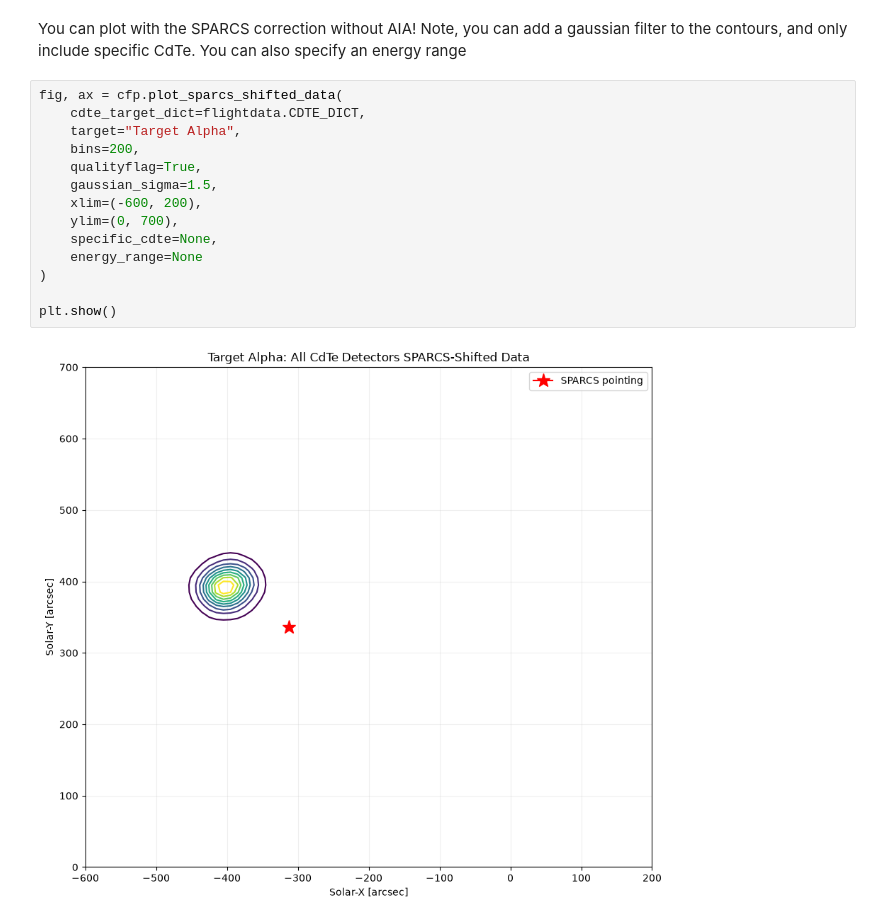
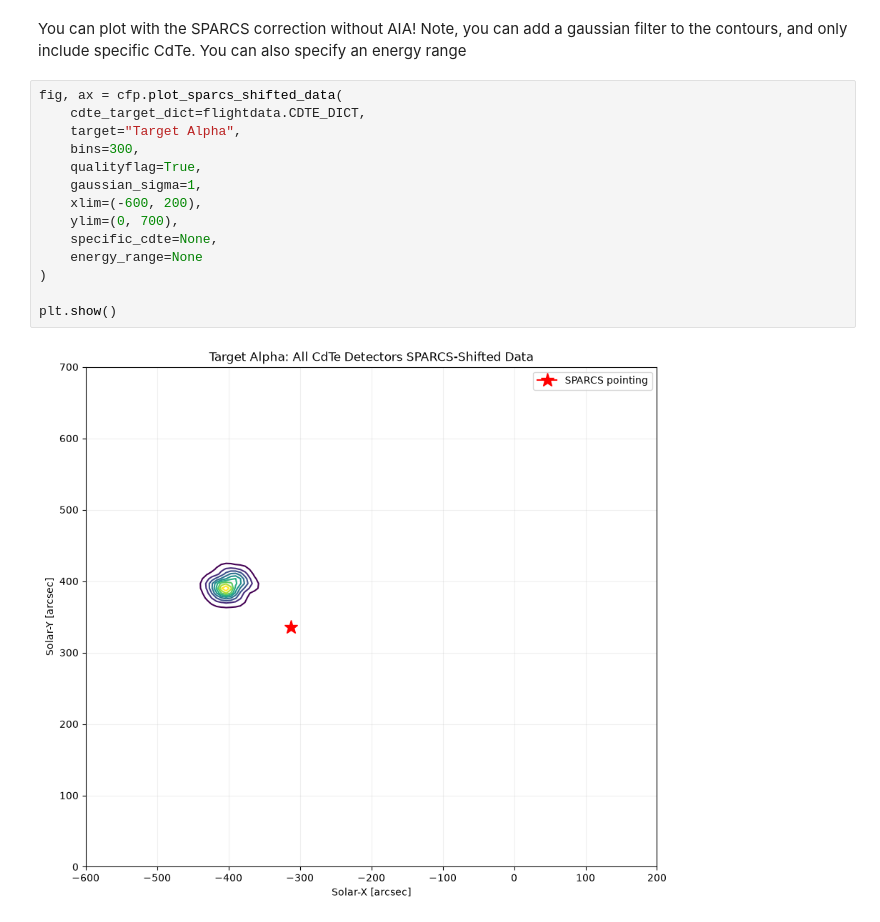
Before and after one commit to pet00184/FOXSI5_CdTeAnalysis, a Jupyter notebook: FOXSIOpticalAlignment/CdTe_SourceAlignment.ipynb, the cells around one changed output. Drawn from its saved outputs; the diff is of its cells as text.

```diff
--- a/FOXSIOpticalAlignment/CdTe_SourceAlignment.ipynb
+++ b/FOXSIOpticalAlignment/CdTe_SourceAlignment.ipynb
@@ -103,19 +91,19 @@ You can plot with the SPARCS correction without AIA! Note, you can add a gaussia
 # %%
 fig, ax = cfp.plot_sparcs_shifted_data(
     cdte_target_dict=flightdata.CDTE_DICT,
     target="Target Alpha",
-    bins=200,
+    bins=300,
     qualityflag=True,
-    gaussian_sigma=1.5,
+    gaussian_sigma=1,
     xlim=(-600, 200),
     ylim=(0, 700),
     specific_cdte=None,
     energy_range=None
 )
 
 plt.show()
 # %% [output]
-[figure, old version]
+[figure, new version]
 # %% [markdown]
 ## Step 4: Plot the SPARCS-aligned data over AIA!
 
```
Also changed, not shown: parts of 14 cells of this notebook, 5 other files.
